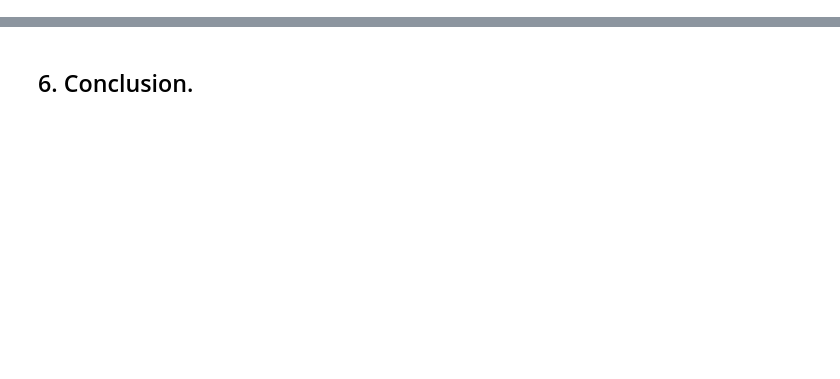
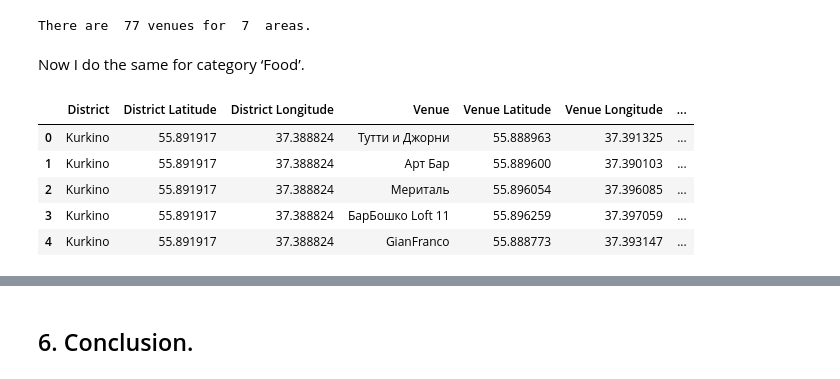
Before and after one commit to rkn6xjbsfrgc/github-coursera, a Jupyter notebook: Capstone Project - The Battle of Neighborhoods.ipynb, the cells around one changed output, grey strips where cells are left out. Drawn from its saved outputs; the diff is of its cells as text; code cells hidden in the pictures; blank space fills up the shorter version.

```diff
--- a/Capstone Project - The Battle of Neighborhoods.ipynb
+++ b/Capstone Project - The Battle of Neighborhoods.ipynb
@@ -44,0 +161,52 @@ from sklearn.cluster import KMeans
+# %%
+print('There are ', moscow_venues.shape[0], 'venues for ', moscow_venues.shape[1], ' areas.')
+# %% [output]
+There are  77 venues for  7  areas.
+# %% [markdown]
+<p>Now I do the same for category ‘Food’.</p>
+# %%
+#creare a function to return venues from all districts for Food
+import requests
+
+def getNearbyVenues_food(names, latitudes, longitudes, radius=2000, LIMIT=1000, categoryId='4d4b7105d754a06374d81259'):
+    venues_list=[]
+    for name, lat, lng in zip(names, latitudes, longitudes):
+        url = 'https://api.foursquare.com/v2/venues/explore?&client_id={}&client_secret={}&v={}&ll={},{}&radius={}&limit={}&categoryId={}'.format(
+            CLIENT_ID,
+            CLIENT_SECRET,
+            VERSION,
+            lat,
+            lng,
+            radius,
+            LIMIT,
+            categoryId)
+        results = requests.get(url).json()["response"]['groups'][0]['items']
+        venues_list.append([(
+            name,
+            lat,
+            lng,
+            v['venue']['name'],
+            v['venue']['location']['lat'],
+            v['venue']['location']['lng'],
+            v['venue']['categories'][0]['name']) for v in results])
+    nearby_venues = pd.DataFrame([item for venue_list in venues_list for item in venue_list])
+    nearby_venues.columns = ['District',
+                  'District Latitude',
+                  'District Longitude',
+                  'Venue',
+                  'Venue Latitude',
+                  'Venue Longitude',
+                  'Venue Category']
+    return(nearby_venues)
+# %%
+moscow_venues_food = getNearbyVenues_food(names=mdist['District'],
+                                   latitudes=mdist['Latitude'],
+                                   longitudes=mdist['Longitude'])
+moscow_venues_food.head()
+# %% [output]
+|  | District | District Latitude | District Longitude | Venue | Venue Latitude | Venue Longitude | ... |
+| 0 | Kurkino | 55.891917 | 37.388824 | Тутти и Джорни | 55.888963 | 37.391325 | ... |
+| 1 | Kurkino | 55.891917 | 37.388824 | Арт Бар | 55.889600 | 37.390103 | ... |
+| 2 | Kurkino | 55.891917 | 37.388824 | Мериталь | 55.896054 | 37.396085 | ... |
+| 3 | Kurkino | 55.891917 | 37.388824 | БарБошко Loft 11 | 55.896259 | 37.397059 | ... |
+| 4 | Kurkino | 55.891917 | 37.388824 | GianFranco | 55.888773 | 37.393147 | ... |
```
Also changed, not shown: parts of 51 cells of this notebook.
